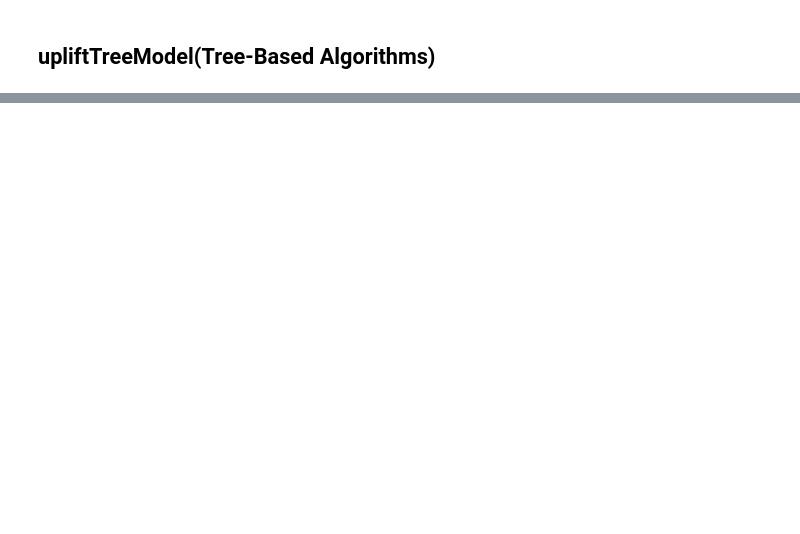
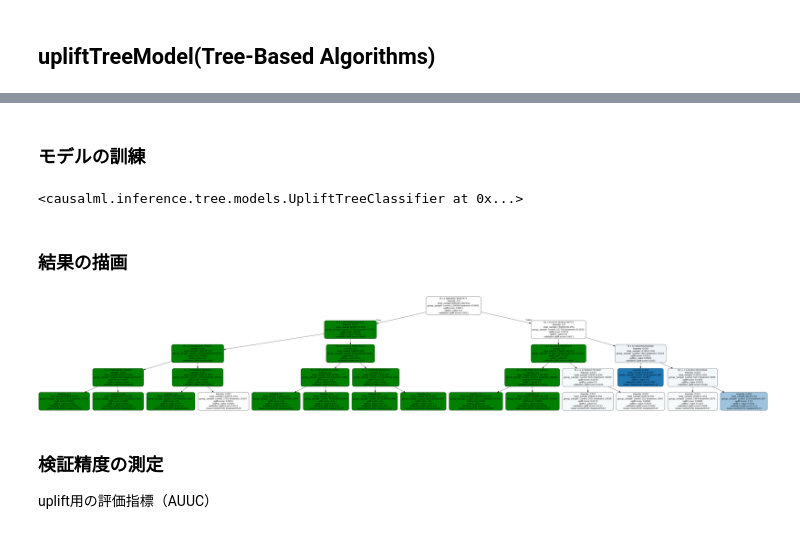
Before and after one commit to Itsuki-Hamano123/practice-casualeffect, a Jupyter notebook: causalml/prac_uplift.ipynb, the cells around one changed output, grey strips where cells are left out. Cells and saved outputs as stored; diff of their text form; code cells hidden in the pictures; blank space fills up the shorter version.

```diff
--- a/causalml/prac_uplift.ipynb
+++ b/causalml/prac_uplift.ipynb
@@ -176,7 +203,4 @@ criteo_data.head()
 # %%
 from sklearn.model_selection import train_test_split
 # %%
-X_train, X_test, Y_train, Y_test = train_test_split(criteo_data[feature_columns + treatment_columns],
-                                                    criteo_data[outcome_column],
-                                                    train_size=0.8,
-                                                    random_state=1)
+train_df, test_df = train_test_split(criteo_data, train_size=0.8, random_state=7)
@@ -200,0 +217,22 @@ X_train.head(), Y_train.head()
+# %%
+evaluationFunction = "KL"
+min_samples_treatment = 50
+control_name = "control"
+max_depth=5
+# %%
+uplift_model = UpliftTreeClassifier(max_depth=max_depth,
+                                    evaluationFunction=evaluationFunction,
+                                    min_samples_treatment=min_samples_treatment,
+                                    control_name=control_name)
+# %% [markdown]
+### モデルの訓練
+# %%
+uplift_model.fit(
+    X=train_df[feature_columns].values,
+    treatment=train_df[treatment_column].values,
+    y=train_df[outcome_column].values
+)
+# %% [output]
+<causalml.inference.tree.models.UpliftTreeClassifier at 0x...>
+# %% [markdown]
+### 結果の描画
@@ -200,0 +242,6 @@ X_train.head(), Y_train.head()
+# %%
+graph = uplift_tree_plot(uplift_model.fitted_uplift_tree, feature_columns)
+train_result_img = Image.open(BytesIO(graph.create_png()))
+train_result_img
+# %% [output]
+[figure, added]
@@ -200,0 +251,3 @@ X_train.head(), Y_train.head()
+# %% [markdown]
+### 検証精度の測定
+uplift用の評価指標（AUUC）
```
Also changed, not shown: parts of 12 cells of this notebook.
